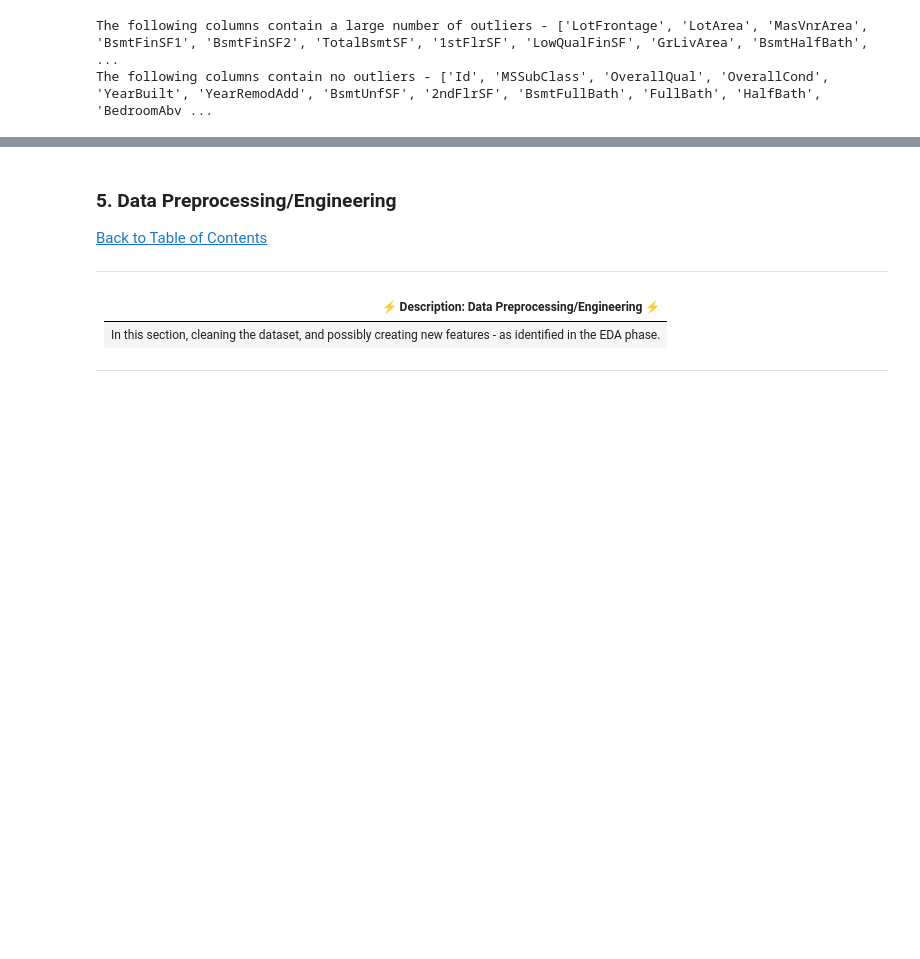
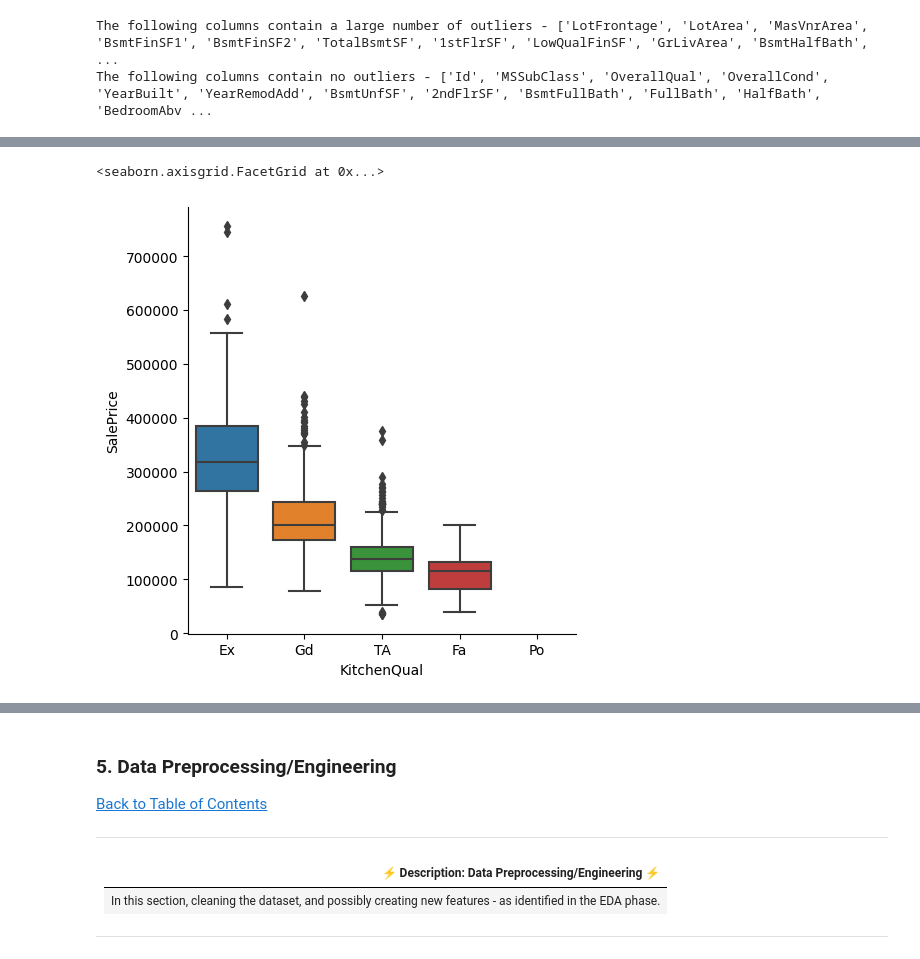
Before and after one commit to Tayor-Doofs/ALL-PROJECTS, a Jupyter notebook: KAGGLE-X/house-prices-advanced-regression-techniques/notebook.ipynb, the cells around one changed output, grey strips where cells are left out. Drawn from its saved outputs; the diff is of its cells as text; code cells hidden in the pictures; blank space fills up the shorter version.

```diff
--- a/KAGGLE-X/house-prices-advanced-regression-techniques/notebook.ipynb
+++ b/KAGGLE-X/house-prices-advanced-regression-techniques/notebook.ipynb
@@ -273,0 +328,6 @@ The following columns contain no outliers - ['Id', 'MSSubClass', 'OverallQual',
+# %%
+k_quality_order = ['Ex', 'Gd', 'TA', 'Fa', 'Po']
+sns.catplot(data=df_train, kind='box', x='KitchenQual', y='SalePrice', order=k_quality_order)
+# %% [output]
+<seaborn.axisgrid.FacetGrid at 0x...>
+[figure, added]
```
Also changed, not shown: parts of 43 cells of this notebook.
